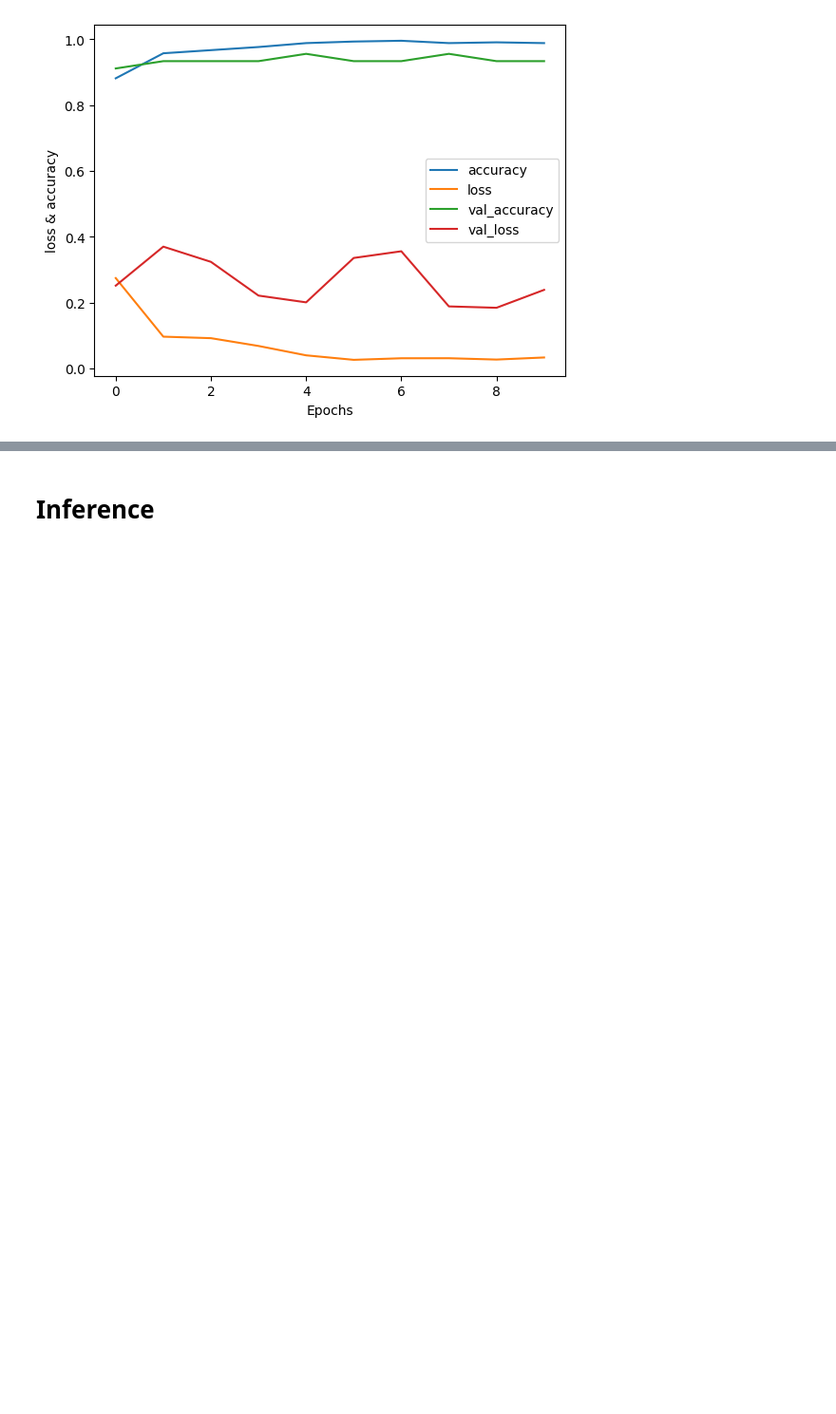
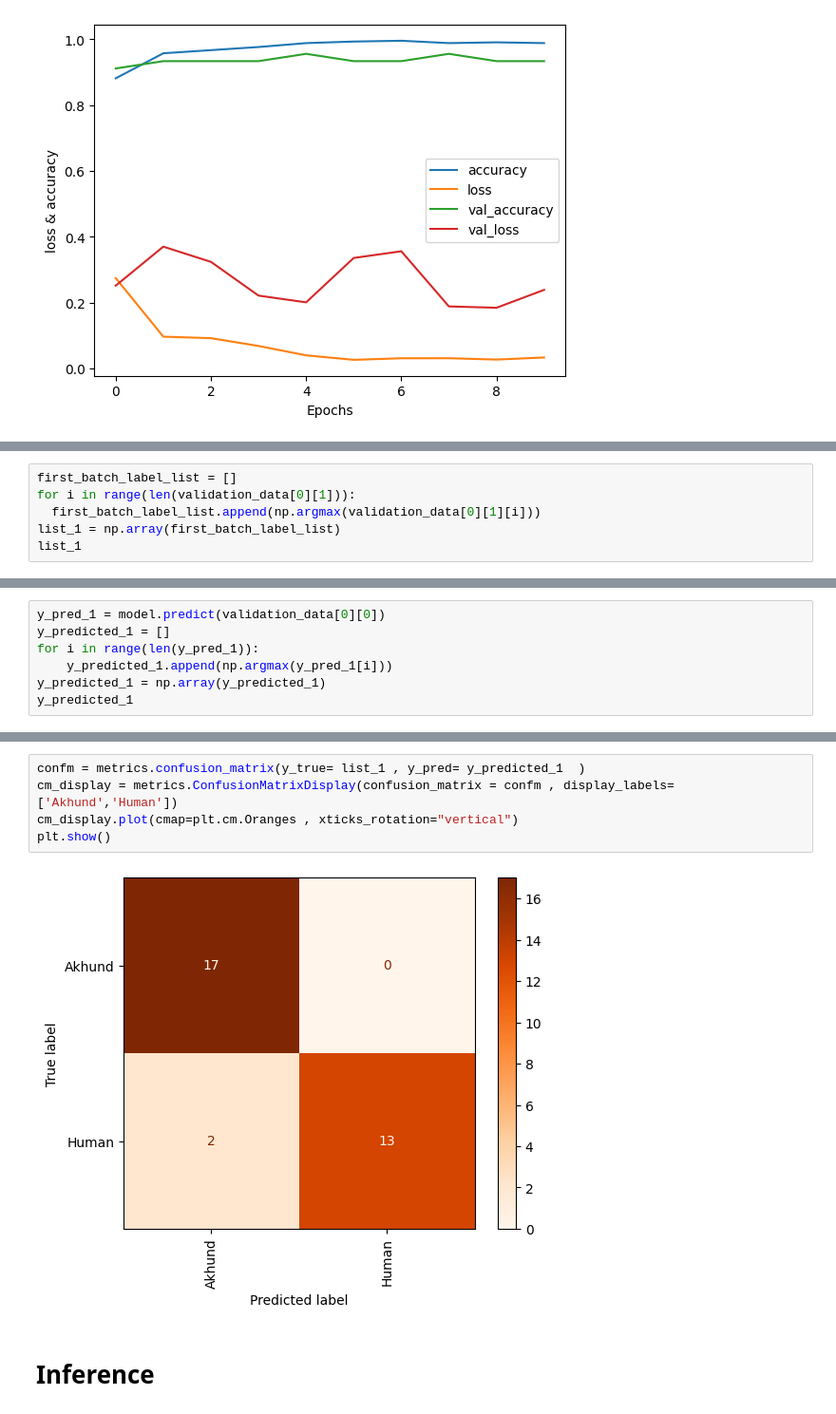
Before and after one commit to Kiana-Jahanshid/Transfer-Learning-wandb, a Jupyter notebook: Human_vs_Akhund_Recognition/Akhund_Recognition_TransferLearning_Wandb.ipynb, the cells around one changed output, grey strips where cells are left out. Shown at 95% size. Cells and saved outputs as stored; diff of their text form; blank space fills up the shorter version.

```diff
--- a/Human_vs_Akhund_Recognition/Akhund_Recognition_TransferLearning_Wandb.ipynb
+++ b/Human_vs_Akhund_Recognition/Akhund_Recognition_TransferLearning_Wandb.ipynb
@@ -251,0 +471,6 @@ plt.show()
+# %%
+first_batch_label_list = []
+for i in range(len(validation_data[0][1])):
+  first_batch_label_list.append(np.argmax(validation_data[0][1][i]))
+list_1 = np.array(first_batch_label_list)
+list_1
@@ -251,0 +480,7 @@ plt.show()
+# %%
+y_pred_1 = model.predict(validation_data[0][0])
+y_predicted_1 = []
+for i in range(len(y_pred_1)):
+    y_predicted_1.append(np.argmax(y_pred_1[i]))
+y_predicted_1 = np.array(y_predicted_1)
+y_predicted_1
@@ -252,3 +491,10 @@ plt.show()
+# %%
+confm = metrics.confusion_matrix(y_true= list_1 , y_pred= y_predicted_1  )
+cm_display = metrics.ConfusionMatrixDisplay(confusion_matrix = confm , display_labels=['Akhund','Human'])
+cm_display.plot(cmap=plt.cm.Oranges , xticks_rotation="vertical")
+plt.show()
+# %% [output]
+[figure, added]
 # %% [markdown]
 # Inference
 # %%
```
Also changed, not shown: parts of 42 cells of this notebook.
